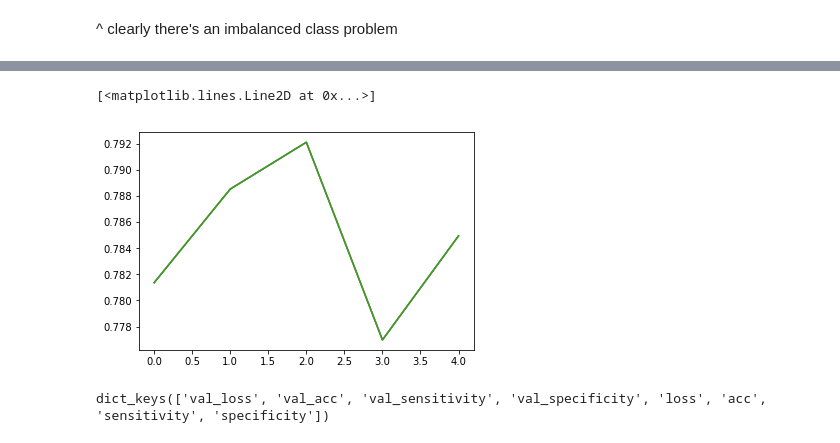
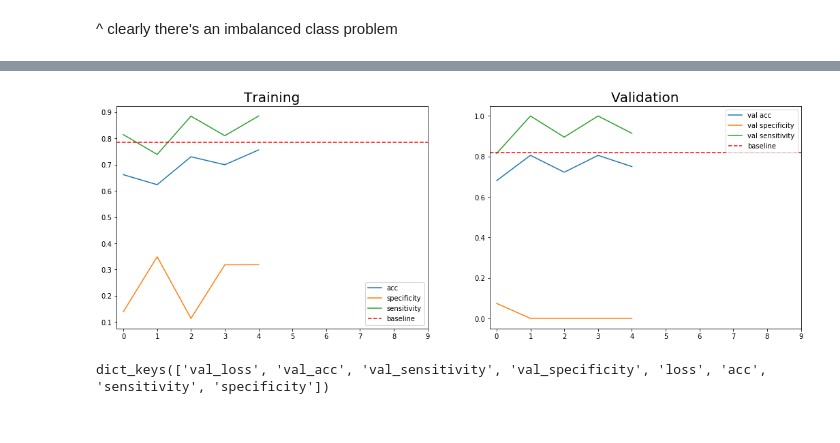
Before and after one commit to isms/ac297r-capstone-project, a Jupyter notebook: notebooks/two_input_model.ipynb, the cells around one changed output, grey strips where cells are left out. Saved outputs shown, nothing was run; the diff lists cells and outputs as text; code cells hidden in the pictures.

Commit message:
model training updates

```diff
--- a/notebooks/two_input_model.ipynb
+++ b/notebooks/two_input_model.ipynb
@@ -16,3 +17,7 @@ Using TensorFlow backend.
 # import dataframe with filenames and labels
 sample = pd.read_csv('../labels/training_labels_updated.csv')
 sample['temp_label'] = sample['final_label'].apply(lambda x: np.round(x))
+sample['temp_label'] = sample['temp_label'].astype('int').astype('str')
+sample['final_label'] =  sample['final_label'].astype('str')
+
+train_data, test_data = train_test_split(sample, test_size = 0.25, random_state = 100)
@@ -34,5 +43,5 @@ train_data.groupby('temp_label').aggregate({'ADDR_NUM':len})
 ^ clearly there's an imbalanced class problem
 # %%
 # input parameters
-batch_size = 8
+batch_size = 16
 epochs = 5
@@ -59,0 +48,4 @@ ________________________________________________________________________________
+# %%
+model = combined_cnn(gsv_image_dim = (128,128, 3), sat_image_dim = ((128,128, 4)),
+                     n_classes = 1)
+model.summary()
@@ -66,14 +76,16 @@ history = model.fit_generator(
                 # train
                 generator_two_inputs(train_data, aerial_dir = '../data/training/aerial_images/',
                 gsv_dir ='data/training/street_view_images/', batch_size = batch_size,
-                gsv_image_dim = (640, 640, 3), aer_image_dim = ((2100, 2100, 4))),
+                gsv_image_dim = (128,128, 3), aer_image_dim = (128,128, 4), y_column = 'temp_label'),
 
                 validation_data=generator_two_inputs(test_data, aerial_dir = '../data/training/aerial_images/',
                 gsv_dir ='data/training/street_view_images/', batch_size = batch_size,
-                gsv_image_dim = (640, 640, 3), aer_image_dim = ((2100, 2100, 4))),
-                validation_steps = 18,
+                gsv_image_dim = (128,128, 3), aer_image_dim = (128,128, 4), y_column = 'temp_label'),
+
+                validation_steps = 5,
                 steps_per_epoch=np.ceil(sample.shape[0]//batch_size),
-                epochs=epochs,class_weight = class_weight,
+                epochs=epochs,
+#                 class_weight = class_weight,
                 verbose=1)
 # %% [output]
 Epoch 1/5
@@ -103,10 +104,21 @@ history.params['metrics']
-# %%
-plt.plot(history.history['acc'])
-plt.plot(history.history['specificity'])
-plt.plot(history.history['sensitivity'])
-# %% [output]
-[<matplotlib.lines.Line2D at 0x...>]
-[figure, removed]
+# %%
+plt.figure(figsize = (18,6))
+plt.subplot(1,2,1); plt.title('Training', fontsize = 20)
+plt.plot(history.history['acc'], label = 'acc')
+plt.plot(history.history['specificity'], label = 'specificity')
+plt.plot(history.history['sensitivity'], label = 'sensitivity')
+plt.axhline((train_data.temp_label).astype('float32').sum()/train_data.shape[0], ls = '--', c = 'r', label = 'baseline')
+plt.xticks(np.arange(0,10))
+plt.legend()
+plt.subplot(1,2,2); plt.title('Validation', fontsize = 20)
+plt.plot(history.history['val_acc'], label = 'val acc')
+plt.plot(history.history['val_specificity'], label = 'val specificity')
+plt.plot(history.history['val_sensitivity'], label = 'val sensitivity')
+plt.axhline((test_data.temp_label).astype('float32').sum()/test_data.shape[0], ls = '--', c = 'r', label = 'baseline')
+plt.xticks(np.arange(0,10))
+plt.legend();
+# %% [output]
+[figure, added]
 # %%
 # plt.plot(history.history['specificity'])
 # %%
```
Also changed, not shown: parts of 21 cells of this notebook, 1 other file.
